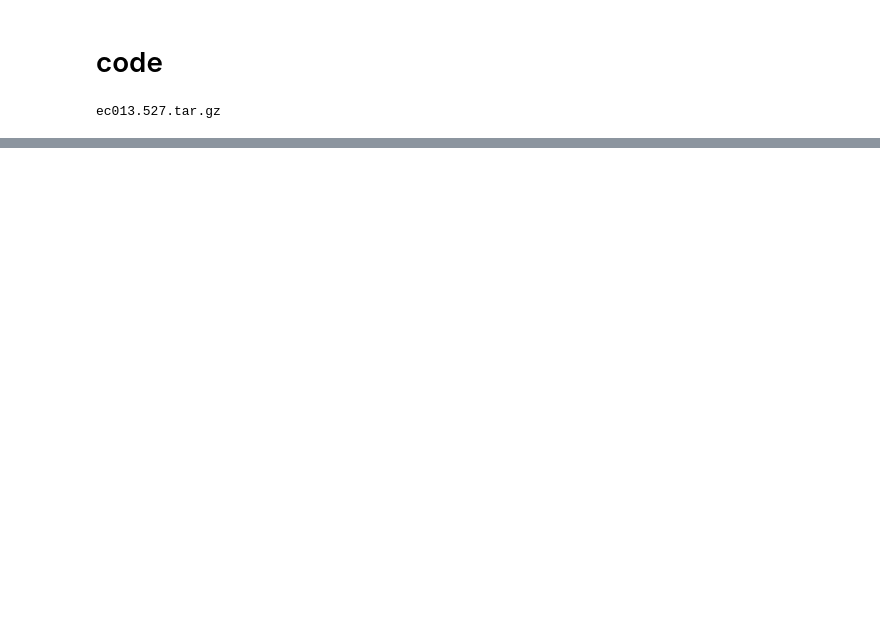
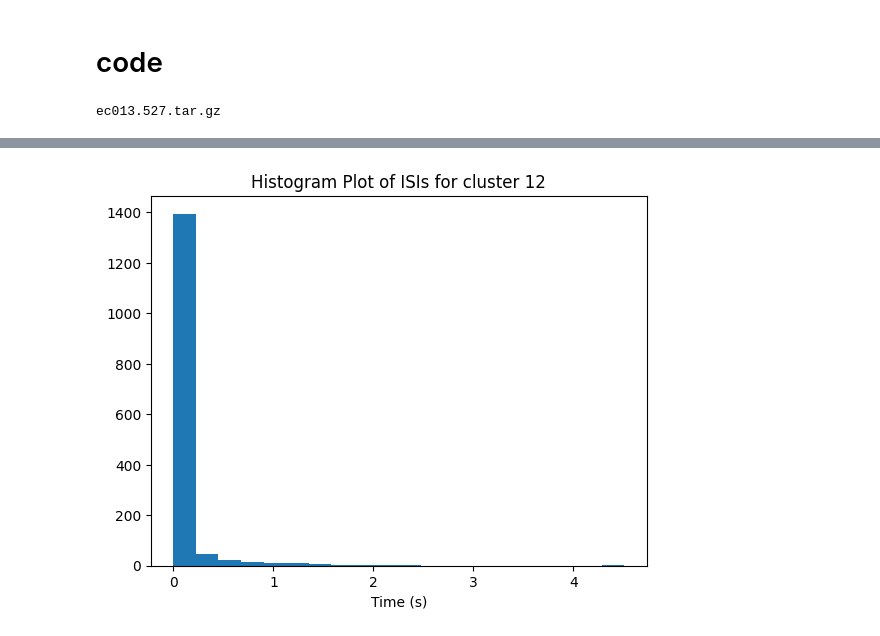
Before and after one commit to filipchudzynski/-Multifractality_and_NonGaussian_Scaling_in_Neuronal_Spike_Activity-, a Jupyter notebook: Inspect_the_data.ipynb, the cells around one changed output, grey strips where cells are left out. Saved outputs shown, nothing was run; the diff lists cells and outputs as text; code cells hidden in the pictures; blank space fills up the shorter version.

```diff
--- a/Inspect_the_data.ipynb
+++ b/Inspect_the_data.ipynb
@@ -199,0 +286,8 @@ ec013.527.tar.gz
+# %%
+id = 12
+plt.hist(np.diff(clusters_timeseries_time[id]),bins=20)
+plt.xlabel('Time (s)')
+plt.title(f'Histogram Plot of ISIs for cluster {id}')
+plt.show()
+# %% [output]
+[figure, added]
```
Also changed, not shown: parts of 13 cells of this notebook.
